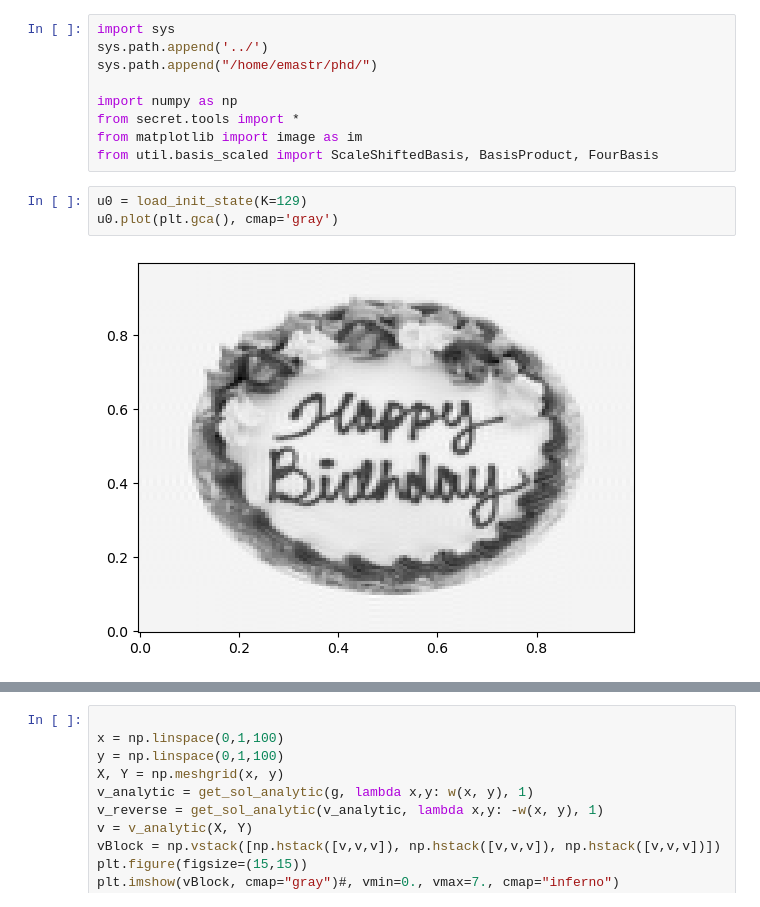
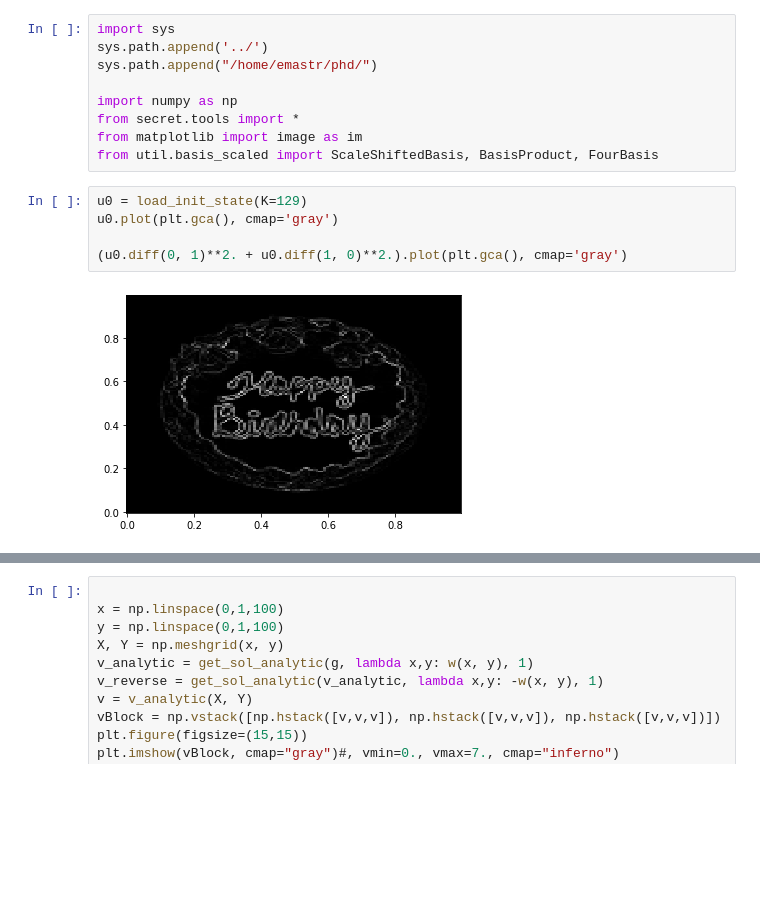
Before and after one commit to emastr/sfg-retreat-23, a Jupyter notebook: secret/test.ipynb, the cells around one changed output, grey strips where cells are left out. Saved outputs shown, nothing was run; the diff lists cells and outputs as text; blank space fills up the shorter version.

```diff
--- a/retreat_question.ipynb
+++ b/secret/test.ipynb
@@ -10,7 +10,9 @@ from util.basis_scaled import ScaleShiftedBasis, BasisProduct, FourBasis
 # %%
 u0 = load_init_state(K=129)
 u0.plot(plt.gca(), cmap='gray')
+
+(u0.diff(0, 1)**2. + u0.diff(1, 0)**2.).plot(plt.gca(), cmap='gray')
 # %% [output]
-[figure, old version]
+[figure, new version]
 # %%
 N = 2000
```
Also changed, not shown: parts of 4 cells of this notebook, 7 other files.
